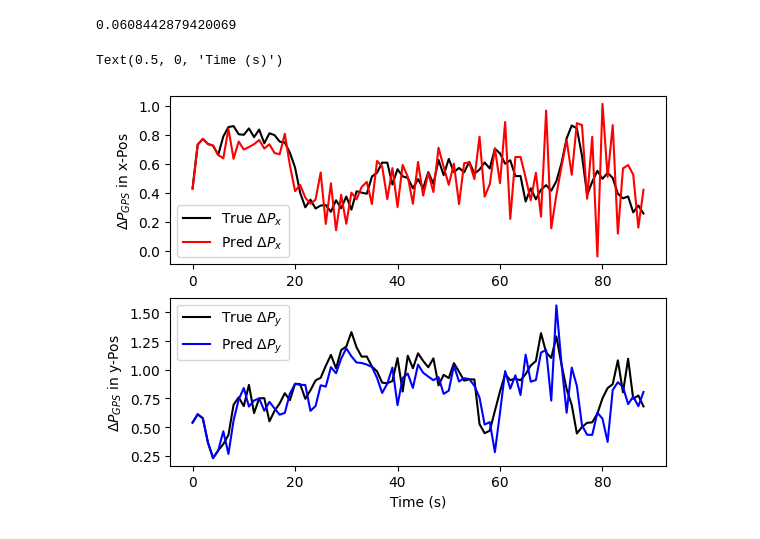
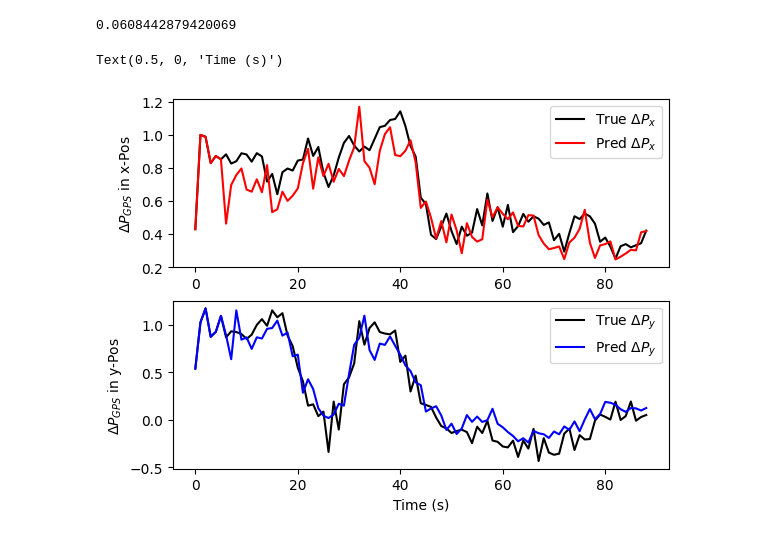
Before and after one commit to ZYVE255/encs6181_project, a Jupyter notebook: Legacy/drone_sim_dcm.ipynb, the cells around one changed output. Cells and saved outputs as stored; diff of their text form; code cells hidden in the pictures.

```diff
--- a/drone_sim_dcm.ipynb
+++ b/Legacy/drone_sim_dcm.ipynb
@@ -640,7 +644,7 @@ np.min(results_ls)
 # %%
 """Least squares testing"""
 f = h5py.File('data/drone_sim/sunny.hdf5')
-traj = f["trajectory_0027"]
+traj = f["trajectory_0026"]
 Y_test_ls, Y_test = test_model(traj=traj, model=model_ls, data_params=data_params)
 
 for i in range(Y_test.shape[1]):
@@ -846,20 +854,20 @@ np.min(results_nn)
 0.0608442879420069
 # %%
 f = h5py.File('data/drone_sim/sunny.hdf5')
-traj = f["trajectory_0027"]
+traj = f["trajectory_0026"]
 Y_test_nn, Y_test = test_model(traj=traj, model=model_nn, data_params=data_params)
 
 fig, ax = plt.subplots(nrows=2, ncols=1)
 ax[0].plot(Y_test[:,0], c="black", label=r"True $\Delta P_{x}$")
 ax[0].plot(Y_test_nn[:,0], c="red", label=r"Pred $\Delta P_{x}$")
 ax[0].legend()
 ax[0].set_ylabel(r"$\Delta P_{GPS}$ in x-Pos")
 
 ax[1].plot(Y_test[:,1], c="black", label=r"True $\Delta P_{y}$")
 ax[1].plot(Y_test_nn[:,1], c="blue", label=r"Pred $\Delta P_{y}$")
 ax[1].legend()
 ax[1].set_ylabel(r"$\Delta P_{GPS}$ in y-Pos")
 ax[1].set_xlabel("Time (s)")
 # %% [output]
 Text(0.5, 0, 'Time (s)')
-[figure, old version]
+[figure, new version]
```
Also changed, not shown: parts of 5 cells of this notebook, 3 other files.
